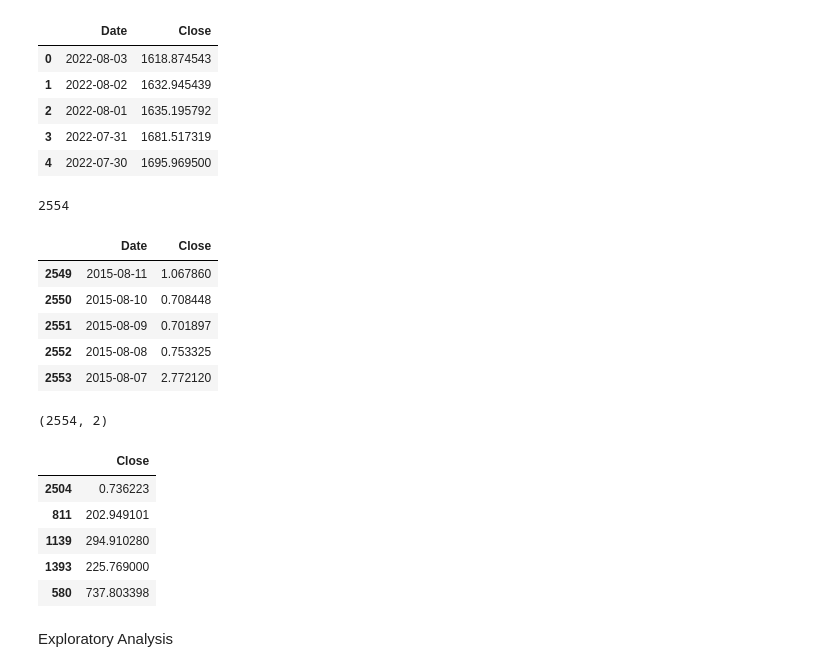
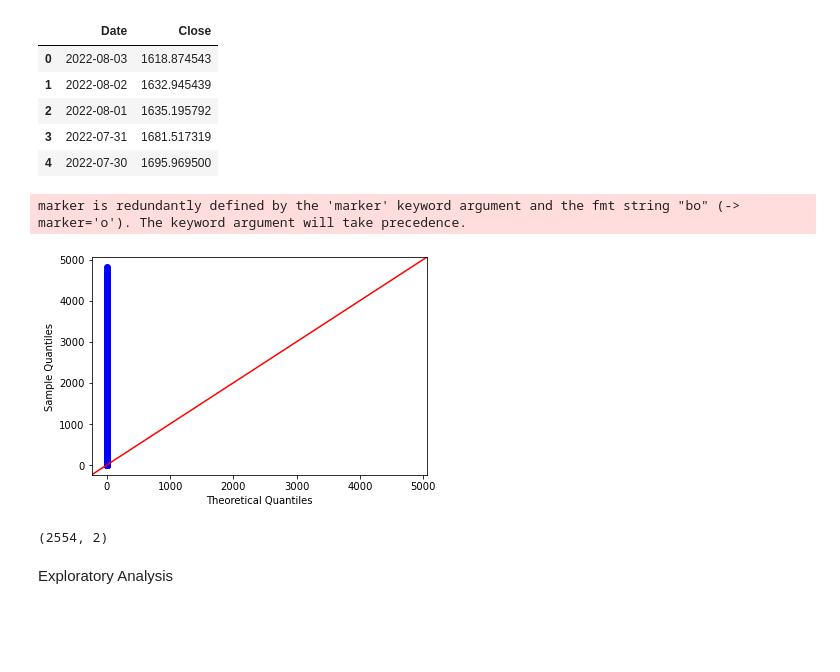
Before and after one commit to oluwadamilarejoshua/Ethereum-historical-data-from-coinbase, a Jupyter notebook: Ethereum Analysis.ipynb, the cells around one changed output. Drawn from its saved outputs; the diff is of its cells as text; code cells hidden in the pictures; blank space fills up the shorter version.

```diff
--- a/Ethereum Analysis.ipynb
+++ b/Ethereum Analysis.ipynb
@@ -28,10 +33,10 @@ print('All good!')
 # %% [output]
 All good!
 # %%
-scraper = CmcScraper("ETH","04-08-2010", "03-08-2022")
-xrp_json_data = scraper.get_data("json")
-df = scraper.get_dataframe()[['Date', 'Close']]
-df.head()
+scraper_train = CmcScraper("ETH","04-08-2010", "03-08-2022")
+train_xrp_json_data = scraper_train.get_data("json")
+df_train = scraper_train.get_dataframe()[['Date', 'Close']]
+df_train.head()
 # %% [output]
 |  | Date | Close |
 | 0 | 2022-08-03 | 1618.874543 |
@@ -39,17 +44,12 @@ df.head()
 | 2 | 2022-08-01 | 1635.195792 |
 | 3 | 2022-07-31 | 1681.517319 |
 | 4 | 2022-07-30 | 1695.969500 |
-# %%
-len(df)
-# %% [output]
-2554
-# %%
-df.tail()
-# %% [output]
-|  | Date | Close |
-| 2549 | 2015-08-11 | 1.067860 |
-| 2550 | 2015-08-10 | 0.708448 |
-| 2551 | 2015-08-09 | 0.701897 |
-| 2552 | 2015-08-08 | 0.753325 |
-| 2553 | 2015-08-07 | 2.772120 |
+# %%
+### QQ plot
+
+sm.qqplot(df_train[['Close']], line = '45')
+py.show()
+# %% [output]
+marker is redundantly defined by the 'marker' keyword argument and the fmt string "bo" (-> marker='o'). The keyword argument will take precedence.
+[figure, added]
 # %%
@@ -57,18 +57,5 @@ df.shape
 # %% [output]
 (2554, 2)
-# %%
-# Splitting into train and test
-Date = df[['Date']]
-Close = df[['Close']]
-X_train, X_test, y_train, y_test = train_test_split(Date, Close, train_size = 0.78)
-# y_test.head()
-# %% [output]
-|  | Close |
-| 2504 | 0.736223 |
-| 811 | 202.949101 |
-| 1139 | 294.910280 |
-| 1393 | 225.769000 |
-| 580 | 737.803398 |
 # %% [markdown]
 Exploratory Analysis
 # %%
```
Also changed, not shown: parts of 34 cells of this notebook, 1 other file.
